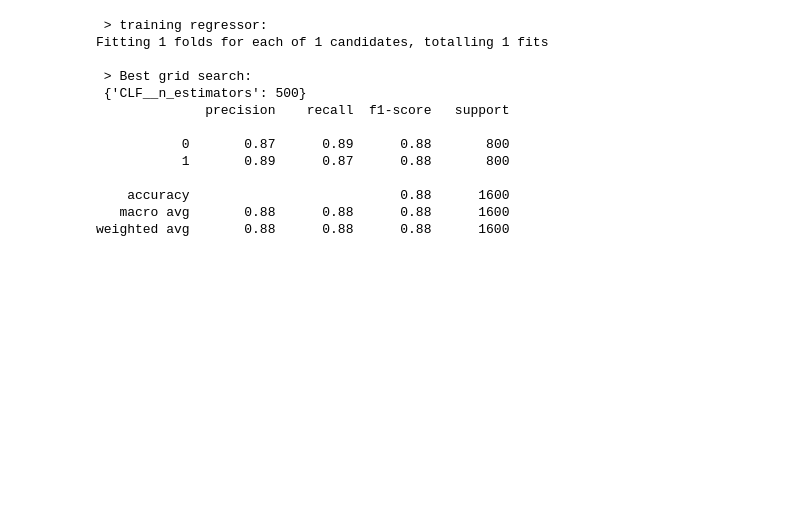
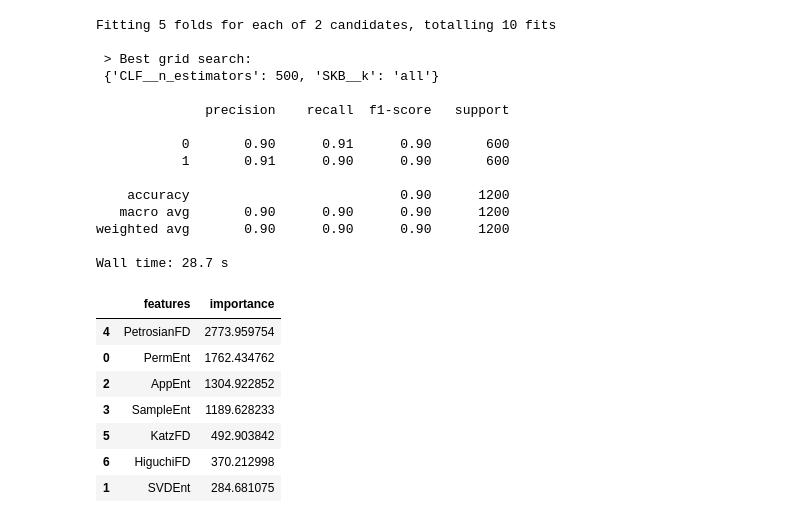
Before and after one commit to LaurentFerhi/ECG_abnormality_Fractal_Dimension, a Jupyter notebook: TS_anomaly.ipynb, the cells around one changed output. Cells and saved outputs as stored; diff of their text form; code cells hidden in the pictures; blank space fills up the shorter version.

```diff
--- a/TS_anomaly.ipynb
+++ b/TS_anomaly.ipynb
@@ -146 +149,11 @@ data = df_FD_normal.append(df_FD_abnormal).reset_index(drop=True)
+# %%
+ML_features = [
+    'PermEnt',
+    'SVDEnt',
+    'AppEnt',
+    'SampleEnt',
+    'PetrosianFD',
+    'KatzFD',
+    'HiguchiFD',
+]
 # %%
@@ -149,35 +162,58 @@ y = data['Label'].values.ravel()
+# %%
+X_train, X_test, y_train, y_test = train_test_split(X, y, stratify=y, test_size=0.2, random_state=42)
+
+sss = StratifiedShuffleSplit(n_splits = 5, test_size = 0.2, random_state = 42)
+skb = SelectKBest(f_classif)
+
+clf = XGBClassifier()
+pipeline = Pipeline(steps = [
+    ("SKB",skb),
+    ("CLF",clf)
+])
+
+param_grid = {
+    "SKB__k":['all'],
+    "CLF__n_estimators":[200,500]
+}
+
+# exhaustive search over specified parameter
+grid = GridSearchCV(pipeline, param_grid, verbose = 1, cv = sss)
 # %%
-X_train, X_test, y_train, y_test = train_test_split(X, y, stratify=y, test_size=0.2, random_state=42)
-
-sss = StratifiedShuffleSplit(n_splits = 1, test_size = 0.2, random_state = 42)
-
-clf = GradientBoostingClassifier()
-pipeline = Pipeline(steps = [("CLF",clf)])
-param_grid = {"CLF__n_estimators":[500]}
-
-# exhaustive search over specified parameter
-grid = GridSearchCV(pipeline, param_grid, verbose = 1, cv = sss)
-
-# training regressor
-print (" > training regressor:")
+%%time
 grid.fit(X_train, y_train.ravel())
 clf = grid.best_estimator_
 
 y_pred = clf.predict(X_test)
-print("\n > Best grid search:\n",grid.best_params_)
+print("\n > Best grid search:\n",grid.best_params_,'\n')
 
 print(classification_report(y_test,y_pred))
 # %% [output]
- > training regressor:
-Fitting 1 folds for each of 1 candidates, totalling 1 fits
+Fitting 5 folds for each of 2 candidates, totalling 10 fits
 
  > Best grid search:
- {'CLF__n_estimators': 500}
+ {'CLF__n_estimators': 500, 'SKB__k': 'all'}
+
               precision    recall  f1-score   support
 
-           0       0.87      0.89      0.88       800
-           1       0.89      0.87      0.88       800
+           0       0.90      0.91      0.90       600
+           1       0.91      0.90      0.90       600
 
-    accuracy                           0.88      1600
-   macro avg       0.88      0.88      0.88      1600
-weighted avg       0.88      0.88      0.88      1600
+    accuracy                           0.90      1200
+   macro avg       0.90      0.90      0.90      1200
+weighted avg       0.90      0.90      0.90      1200
+
+Wall time: 28.7 s
+# %%
+pd.DataFrame({
+    'features':ML_features,
+    'importance':grid.best_estimator_.named_steps['SKB'].scores_
+}).sort_values('importance',ascending=False)
+# %% [output]
+|  | features | importance |
+| 4 | PetrosianFD | 2773.959754 |
+| 0 | PermEnt | 1762.434762 |
+| 2 | AppEnt | 1304.922852 |
+| 3 | SampleEnt | 1189.628233 |
+| 5 | KatzFD | 492.903842 |
+| 6 | HiguchiFD | 370.212998 |
+| 1 | SVDEnt | 284.681075 |
```
Also changed, not shown: parts of 16 cells of this notebook, 3 other files.
